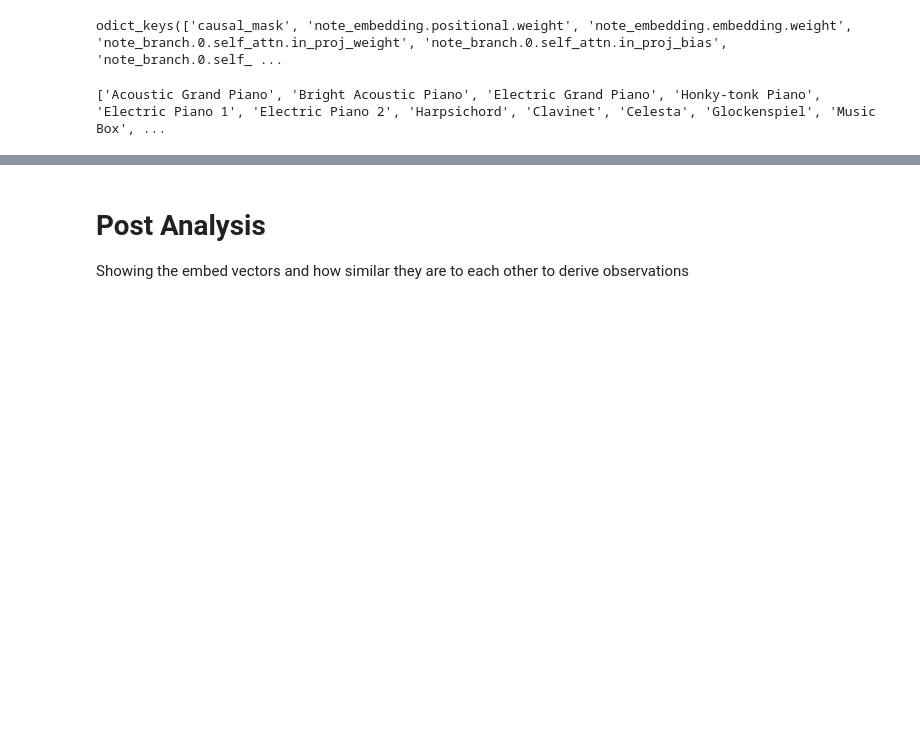
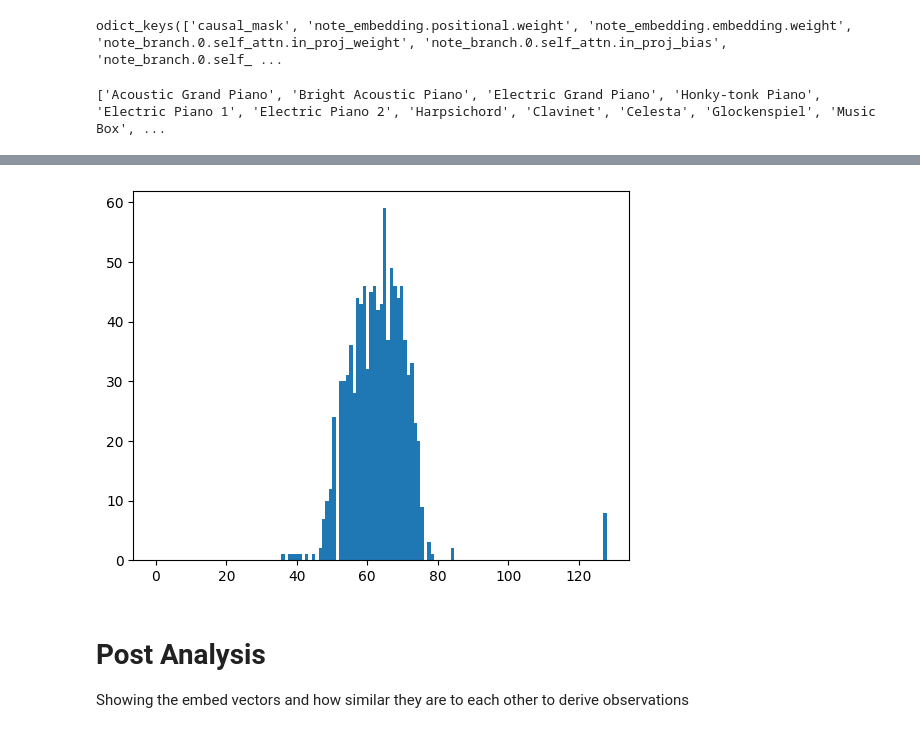
Before and after one commit to TheRealAnonymous008/ML-Playground, a Jupyter notebook: Composer/gen.ipynb, the cells around one changed output, grey strips where cells are left out. Cells and saved outputs as stored; diff of their text form; code cells hidden in the pictures; blank space fills up the shorter version.

```diff
--- a/Composer/gen.ipynb
+++ b/Composer/gen.ipynb
@@ -111,3 +127,8 @@ plt.show()
+# %%
+plt.hist(toks, bins=len(VOCABULARY), range=(0, 128))
+plt.show()
+# %% [output]
+[figure, added]
 # %% [markdown]
 # Post Analysis
 
```
Also changed, not shown: parts of 5 cells of this notebook, 3 other files.
